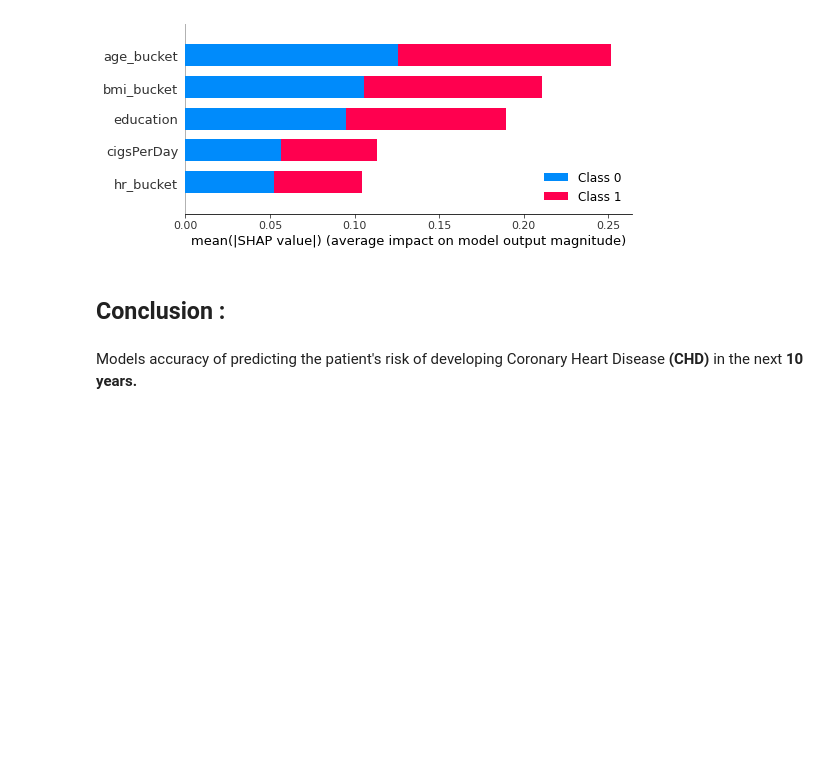
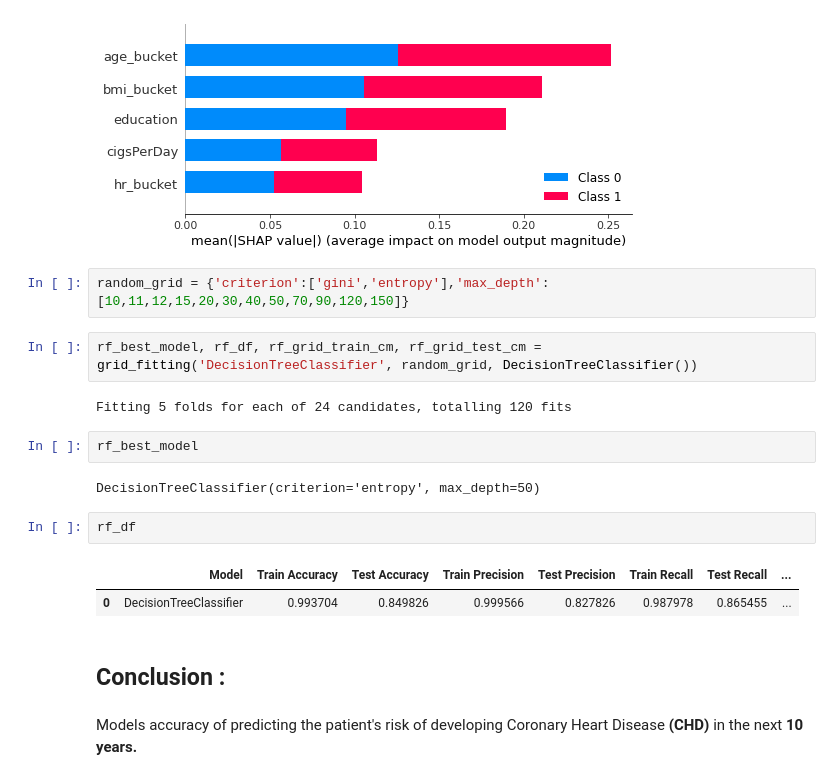
Before and after one commit to Rochakr4/CAPSTONE-PROJECT-3--Cardiovascular-Risk-Prediction, a Jupyter notebook: CAPSTONE_PROJECT_3_Cardiovascular_Risk_Prediction.ipynb, the cells around one changed output. Saved outputs shown, nothing was run; the diff lists cells and outputs as text; blank space fills up the shorter version.

```diff
--- a/CAPSTONE_PROJECT_3_Cardiovascular_Risk_Prediction.ipynb
+++ b/CAPSTONE_PROJECT_3_Cardiovascular_Risk_Prediction.ipynb
@@ -673,8 +651,28 @@ shap_df = pd.DataFrame(X_test, columns = X.columns)
 shap.summary_plot(shap_values, shap_df, plot_type = 'bar')
 # %% [output]
 [figure]
+# %%
+random_grid = {'criterion':['gini','entropy'],'max_depth':[10,11,12,15,20,30,40,50,70,90,120,150]}
+# %%
+rf_best_model, rf_df, rf_grid_train_cm, rf_grid_test_cm = grid_fitting('DecisionTreeClassifier', random_grid, DecisionTreeClassifier())
+# %% [output]
+Fitting 5 folds for each of 24 candidates, totalling 120 fits
+# %%
+rf_best_model
+# %% [output]
+DecisionTreeClassifier(criterion='entropy', max_depth=50)
+# %%
+rf_df
+# %% [output]
+|  | Model | Train Accuracy | Test Accuracy | Train Precision | Test Precision | Train Recall | Test Recall | ... |
+| 0 | DecisionTreeClassifier | 0.993704 | 0.849826 | 0.999566 | 0.827826 | 0.987978 | 0.865455 | ... |
 # %% [markdown]
-## **Conclusion :**
+
+
+
+
+
+   ## **Conclusion :**
 # %% [markdown]
 Models accuracy of predicting the patient's risk of developing Coronary Heart Disease **(CHD)** in the next **10 years.**
 # %% [markdown]
```
Also changed, not shown: parts of 17 cells of this notebook.
